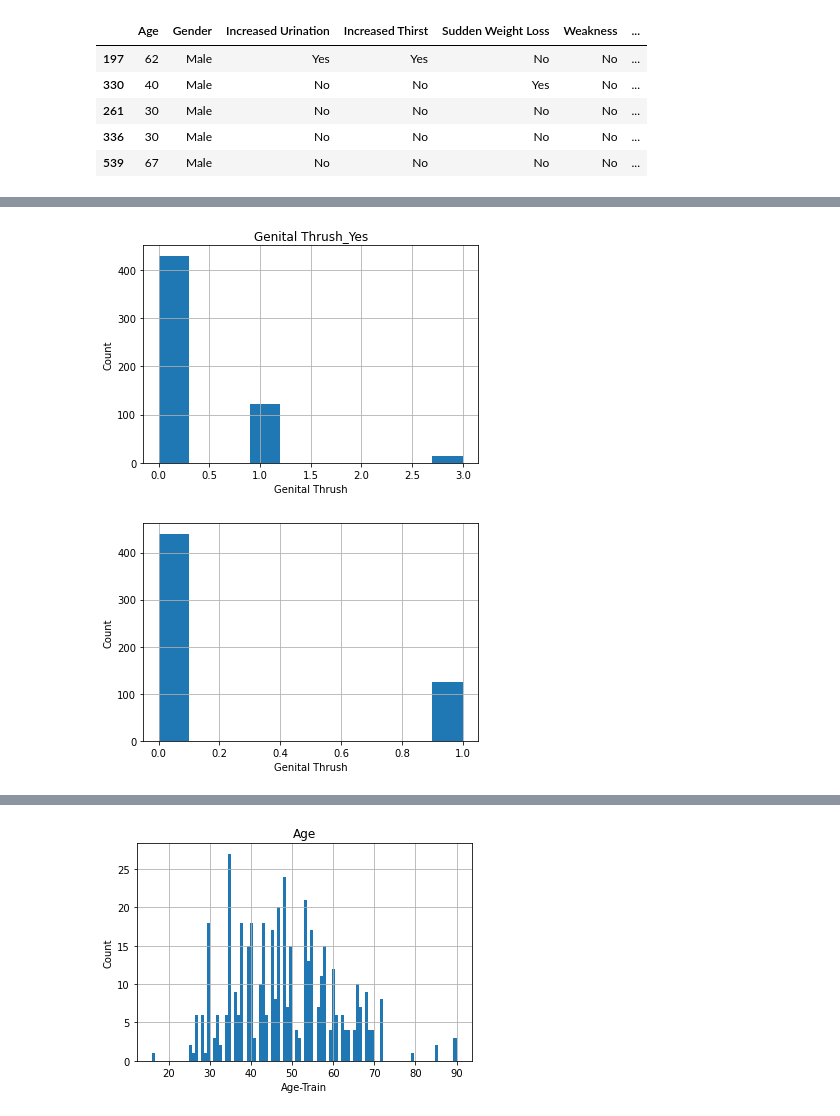
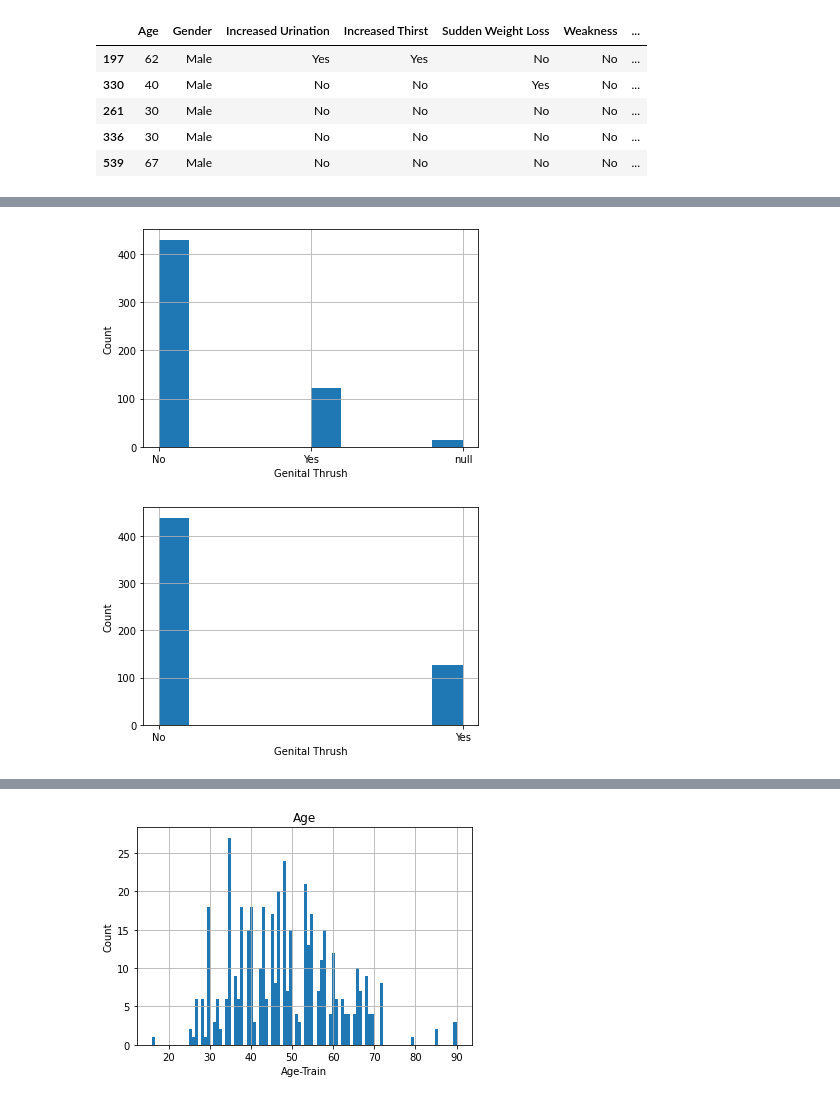
Before and after one commit to mlh-master/hw2_mlh-taima-leen, a Jupyter notebook: HW2_Solution.ipynb, the cells around one changed output, grey strips where cells are left out. Drawn from its saved outputs; the diff is of its cells as text; code cells hidden in the pictures.

```diff
--- a/HW2_Solution.ipynb
+++ b/HW2_Solution.ipynb
@@ -62,5 +77,5 @@ T1Dc_features.sample(n=5, random_state=5)
 | 336 | 30 | Male | No | No | No | No | ... |
 | 539 | 67 | Male | No | No | No | No | ... |
 # %%
-T1Dc_features = pd.get_dummies(data=T1Dc_features, drop_first=True)
-T1Dc_features.sample(n=5, random_state=5)
+# T1Dc_features = pd.get_dummies(data=T1Dc_features, drop_first=True)
+# T1Dc_features.sample(n=5, random_state=5)
@@ -74,30 +82,23 @@ T1Dc_features.sample(n=5, random_state=5)
 # %%
-import matplotlib.pyplot as plt
-
-
-feat = 'Genital Thrush'
+# Make sure that we have no Null values left
+feat = 'Genital Thrush' #pick a feature
 Q = pd.DataFrame(T1D[feat])
 
 idx_na = Q.index[Q[feat].isnull()].tolist()
-Q = pd.get_dummies(data=Q, drop_first=True)
-
 
 for i in idx_na:
-    Q.loc[i] = 3
+    Q.loc[idx_na] = "null"
 
-
-
-Q.hist(bins = 10)
-
+Q[feat].hist(bins = 10)
 plt.xlabel('Genital Thrush')
 plt.ylabel('Count')
 plt.show()
 
-T1Dc_features['Genital Thrush_Yes'].hist(bins = 10)
+T1Dc_features[feat].hist(bins = 10)
 plt.xlabel('Genital Thrush')
 plt.ylabel('Count')
 plt.show()
 # %% [output]
-[figure, old version]
+[figure, new version]
-[figure, old version]
+[figure, new version]
 # %%
```
Also changed, not shown: parts of 30 cells of this notebook.
